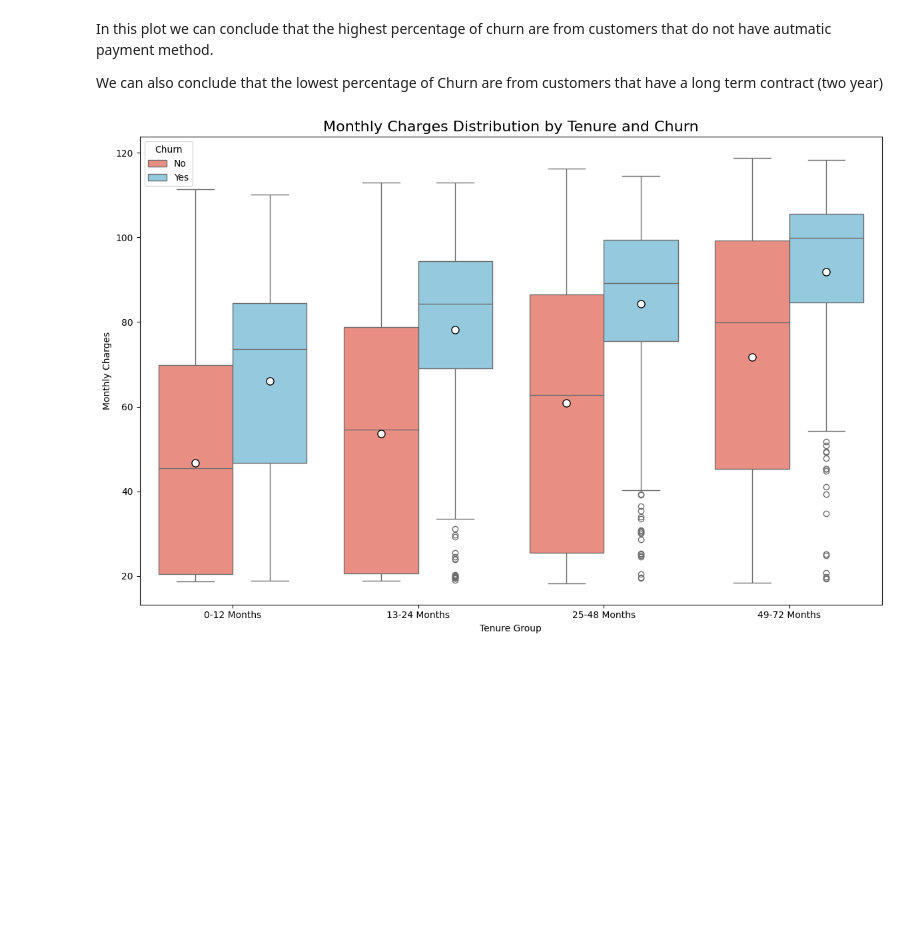
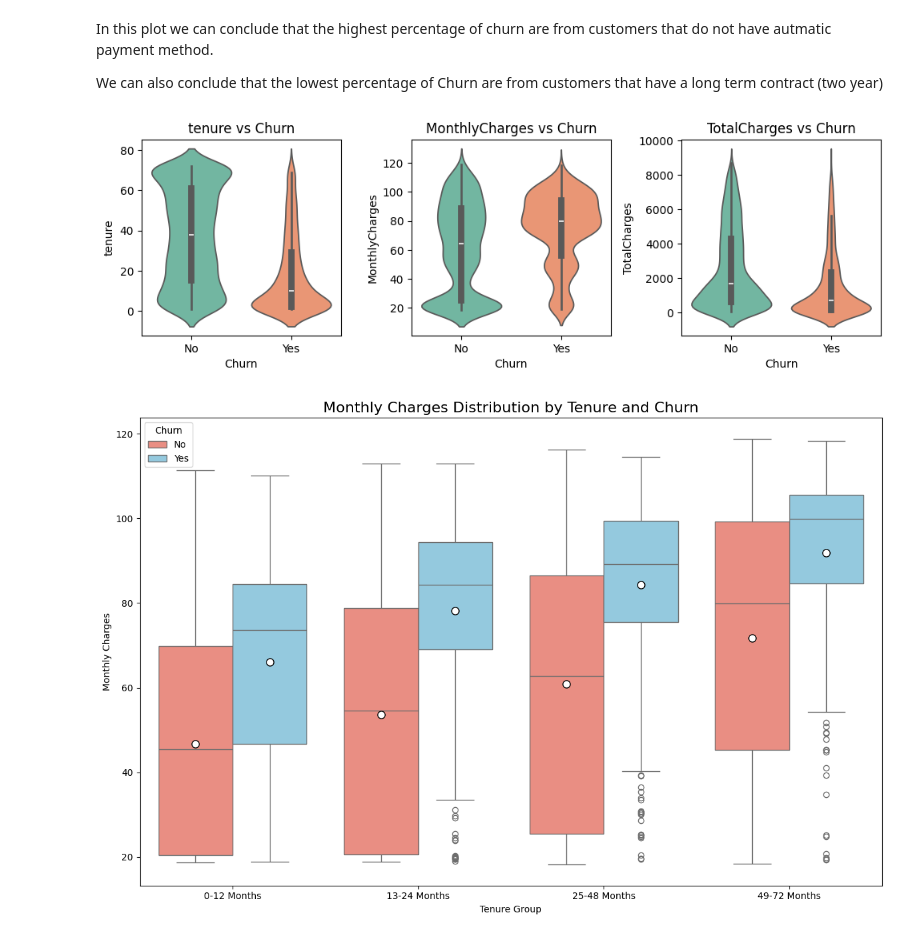
Before and after one commit to spraxx/churn-prediction-pipeline, a Jupyter notebook: notebooks/eda_intro.ipynb, the cells around one changed output. Cells and saved outputs as stored; diff of their text form; code cells hidden in the pictures; blank space fills up the shorter version.

```diff
--- a/notebooks/eda_intro.ipynb
+++ b/notebooks/eda_intro.ipynb
@@ -72,7 +72,7 @@ import matplotlib.pyplot as plt
 import numpy as np
 import seaborn as sns
 # %%
-df = pd.read_csv(r"/home/gcmarques/Documents/chrun-prediction-pipeline/data/raw_telco_churn.csv")
+df = pd.read_csv(r"/home/gcmarques/Mestrado/churn-prediction-pipeline/data/raw_data.csv")
 df.head()
 # %% [output]
 |  | customerID | gender | SeniorCitizen | Partner | Dependents | tenure | PhoneService | MultipleLines | ... |
@@ -314,6 +314,17 @@ plt.show()
 In this plot we can conclude that the highest percentage of churn are from customers that do not have autmatic payment method.
 
 We can also conclude that the lowest percentage of Churn are from customers that have a long term contract (two year)
+# %%
+num_cols = ['tenure', 'MonthlyCharges', 'TotalCharges']
+plt.figure(figsize=(10, 6))
+for i, col in enumerate(num_cols):
+    plt.subplot(2, 3, i+1)
+    sns.violinplot(x='Churn', y=col, data=df, palette='Set2', legend=False, hue='Churn')
+    plt.title(f'{col} vs Churn')
+plt.tight_layout()
+plt.show()
+# %% [output]
+[figure, added]
 # %%
 tenure_bins = [0, 12, 24, 48, 73]
 
```
Also changed, not shown: 1 other file.
